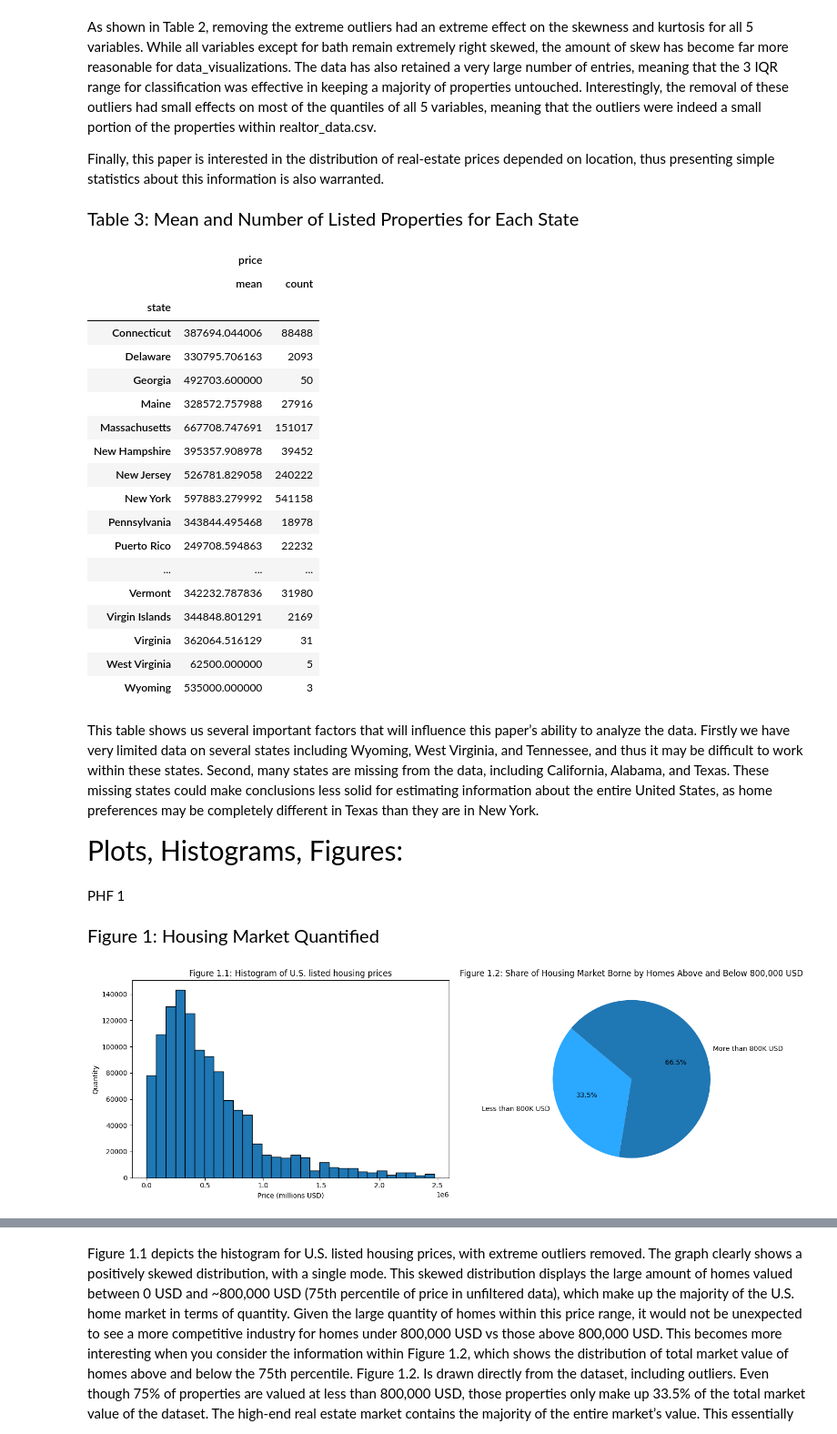
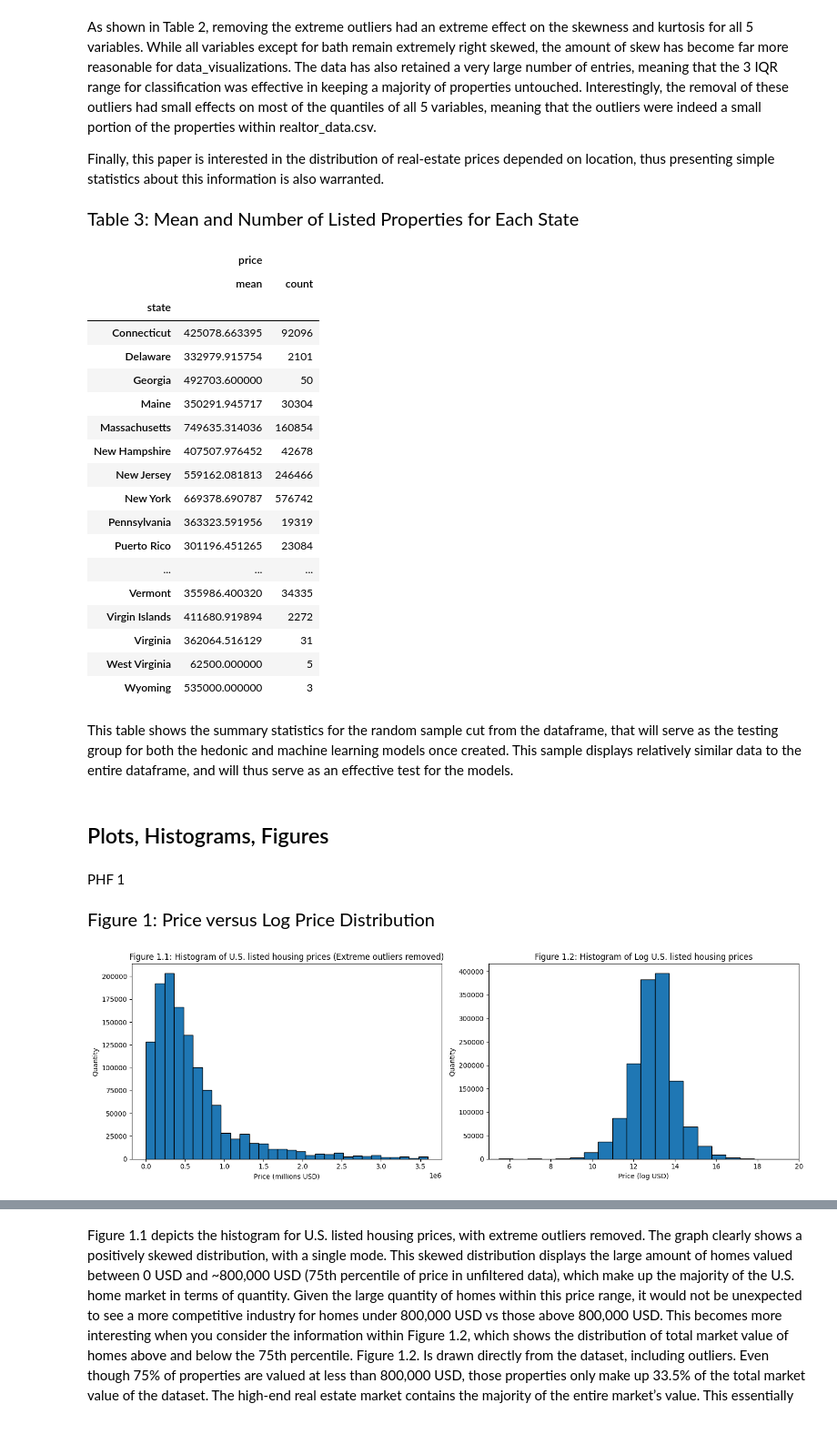
Before and after one commit to ECO225-W2024/project-one-code-S-O-Ahn, a Jupyter notebook: Project 1.ipynb, the cells around one changed output, grey strips where cells are left out. Shown: that part at 91% size. Drawn from its saved outputs; the diff is of its cells as text; code cells hidden in the pictures.

```diff
--- a/Project 1.ipynb
+++ b/Project 1.ipynb
@@ -42,0 +22,7 @@ print(str(len(df)) + " entries")
+# %%
+#Adding a dummy variable representing if a house has been sold before
+df["sold_before"]=np.where(df.prev_sold_date.isnull(),0,1)
+#creating new column in dataframe represinting log price values
+df['price'] = df['price'].apply(lambda x: np.nan if x <= 0 else x)
+df['log_price'] = np.log(df['price'])
+df.head()
@@ -80,18 +78,11 @@ for column in columns_to_remove_outliers:
     Q1 = df[column].quantile(0.25)
     Q3 = df[column].quantile(0.75)
     IQR = Q3 - Q1
-    outliers_iqr = (df[column] < (Q1 - 3 * IQR)) | (df[column] > (Q3 + 3 * IQR))
+    outliers_iqr = (df[column] < (Q1 - 5 * IQR)) | (df[column] > (Q3 + 5 * IQR))
     data = data.loc[~outliers_iqr]
 
 #printing summary statistics for new cropped data
-additional_stats_no_outliers = {
-    'Mode': data[['bed','bath','acre_lot','house_size','price']].mode().iloc[0],
-    'Variance': data[['bed','bath','acre_lot','house_size','price']].var(),
-    'Skewness': data[['bed','bath','acre_lot','house_size','price']].skew(),
-    'Kurtosis': data[['bed','bath','acre_lot','house_size','price']].kurtosis()
-}
-
-summary_stats_no_outliers = pd.concat([data[['bed','bath','acre_lot','house_size','price']].describe(), pd.DataFrame(additional_stats_no_outliers).T])
+summary_stats_no_outliers = pd.concat([data[['bed','bath','acre_lot','house_size','sold_before','price','log_price']].describe(), pd.DataFrame(additional_stats(data)).T])
 
 display(HTML('<div style="font-size: 20px">Table 2: Summary Statistics With Extreme Outliers Removed</div>'))
 display(summary_stats_no_outliers.T)
@@ -118,50 +111,47 @@ Table 3: Mean and Number of Listed Properties for Each State
 |  | price |  |
 |  | mean | count |
 | state |  |  |
-| Connecticut | 387694.044006 | 88488 |
-| Delaware | 330795.706163 | 2093 |
+| Connecticut | 425078.663395 | 92096 |
+| Delaware | 332979.915754 | 2101 |
 | Georgia | 492703.600000 | 50 |
-| Maine | 328572.757988 | 27916 |
-| Massachusetts | 667708.747691 | 151017 |
-| New Hampshire | 395357.908978 | 39452 |
-| New Jersey | 526781.829058 | 240222 |
-| New York | 597883.279992 | 541158 |
-| Pennsylvania | 343844.495468 | 18978 |
-| Puerto Rico | 249708.594863 | 22232 |
+| Maine | 350291.945717 | 30304 |
+| Massachusetts | 749635.314036 | 160854 |
+| New Hampshire | 407507.976452 | 42678 |
+| New Jersey | 559162.081813 | 246466 |
+| New York | 669378.690787 | 576742 |
+| Pennsylvania | 363323.591956 | 19319 |
+| Puerto Rico | 301196.451265 | 23084 |
 | ... | ... | ... |
-| Vermont | 342232.787836 | 31980 |
-| Virgin Islands | 344848.801291 | 2169 |
+| Vermont | 355986.400320 | 34335 |
+| Virgin Islands | 411680.919894 | 2272 |
 | Virginia | 362064.516129 | 31 |
 | West Virginia | 62500.000000 | 5 |
 | Wyoming | 535000.000000 | 3 |
 # %% [markdown]
-This table shows us several important factors that will influence this paper’s ability to analyze the data. Firstly we have very limited data on several states including Wyoming, West Virginia, and Tennessee, and thus it may be difficult to work within these states. Second, many states are missing from the data, including California, Alabama, and Texas. These missing states could make conclusions less solid for estimating information about the entire United States, as home preferences may be completely different in Texas than they are in New York.
+This table shows the summary statistics for the random sample cut from the dataframe, that will serve as the testing group for both the hedonic and machine learning models once created. This sample displays relatively similar data to the entire dataframe, and will thus serve as an effective test for the models.
 # %% [markdown]
-<span style="font-size: 30px;">Plots, Histograms, Figures:</span>
+## Plots, Histograms, Figures
 # %% [markdown]
 PHF 1
 # %%
-display(HTML('<div style="font-size: 20px">Figure 1: Housing Market Quantified</div>'))
+display(HTML('<div style="font-size: 20px">Figure 1: Price versus Log Price Distribution</div>'))
 
-#plotting data for price distribution
+#Plotting data for price distribution
 fig, fig_price = plt.subplots(1,2,figsize=(15,5))
 
 fig_price[0].hist(data['price'],bins=30,edgecolor='black')
-fig_price[0].set_title("Figure 1.1: Histogram of U.S. listed housing prices")
+fig_price[0].set_title("Figure 1.1: Histogram of U.S. listed housing prices (Extreme outliers removed)")
 fig_price[0].set_ylabel("Quantity")
 fig_price[0].set_xlabel("Price (millions USD)")
 
-#creating pie-chart showing quantity contributed by homes above vs. below 75th percentile ($700,000)
-below_75th = df[df['price'] < 800000]['price'].sum()
-above_75th = df[df['price'] >= 800000]['price'].sum()
-# Preparing data for the pie chart
-prices = [below_75th, above_75th]
-labels = ['Less than 800K USD', 'More than 800K USD']
-
-fig_price[1].pie(prices, labels=labels, autopct='%1.1f%%',startangle=140,colors=['#2ba8ff','#1f77b4'])
-fig_price[1].set_title("Figure 1.2: Share of Housing Market Borne by Homes Above and Below 800,000 USD")
+#Plotting data for log price distribution
+fig_price[1].hist(df['log_price'],bins=30,edgecolor='black')
+fig_price[1].set_title("Figure 1.2: Histogram of Log U.S. listed housing prices")
+fig_price[1].set_ylabel("Quantity")
+fig_price[1].set_xlabel("Price (log USD)")
+fig_price[1].set_xlim(5,20)
 
 plt.tight_layout()
 # %% [output]
-Figure 1: Housing Market Quantified
+Figure 1: Price versus Log Price Distribution
-[figure, old version]
+[figure, new version]
```
Also changed, not shown: parts of 13 cells of this notebook.
